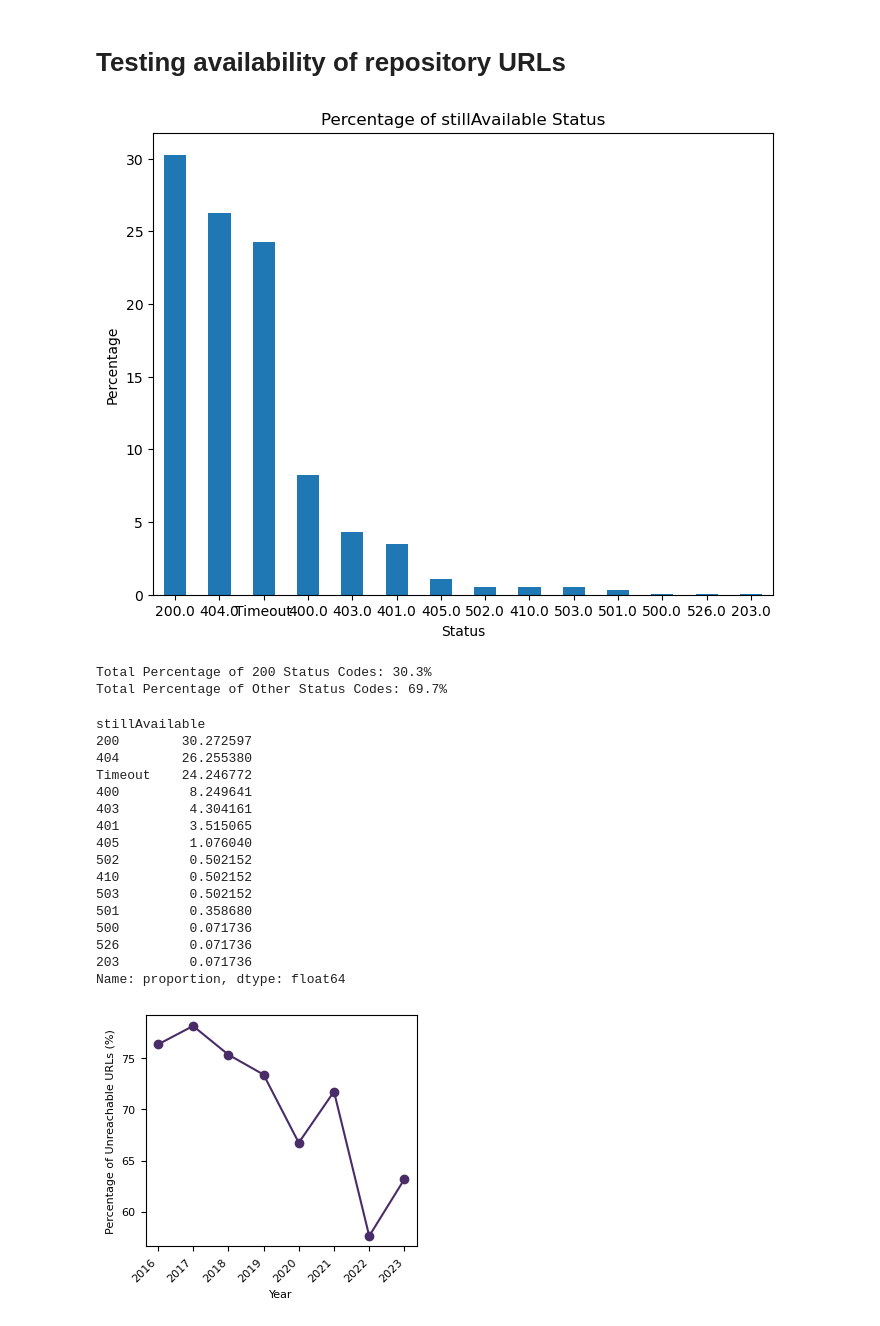
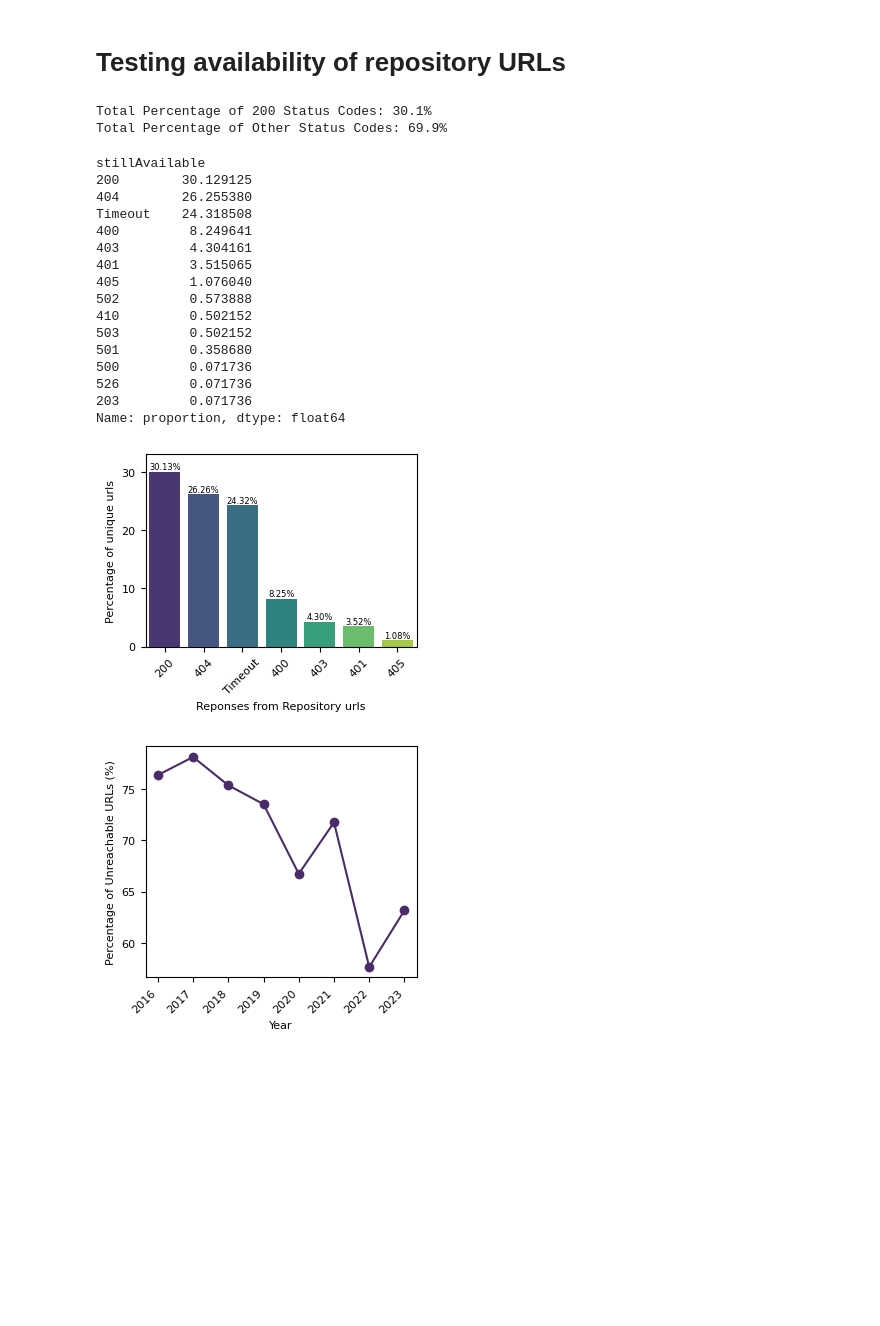
Before and after one commit to JSandifort/MavenReposAnalysis, a Jupyter notebook: maven_repo_analysis.ipynb, the cells around one changed output. Saved outputs shown, nothing was run; the diff lists cells and outputs as text; code cells hidden in the pictures; blank space fills up the shorter version.

```diff
--- a/maven_repo_analysis.ipynb
+++ b/maven_repo_analysis.ipynb
@@ -407,7 +407,7 @@ def check_url_availability(url):
         response = requests.get(url, timeout=5)
         status_code = response.status_code
         # if status code is redirect, get the status code of the redirected url
-        if status_code == 301 or status_code == 302:
+        if status_code == 301 or status_code == 302 or status_code == 307:
             status_code = requests.get(response.url, timeout=5).status_code
         url_cache[url] = status_code  # Cache the result
         return status_code
@@ -436,16 +436,9 @@ total_percentage_other = 100 - total_percentage_200
 print(f'Total Percentage of 200 Status Codes: {total_percentage_200:.1f}%')
 print(f'Total Percentage of Other Status Codes: {total_percentage_other:.1f}%')
 # %% [output]
-[figure, removed]
-Total Percentage of 200 Status Codes: 30.3%
-Total Percentage of Other Status Codes: 69.7%
+Total Percentage of 200 Status Codes: 30.1%
+Total Percentage of Other Status Codes: 69.9%
 # %%
-matplotlib.use("pgf")
-plt.rcParams.update({
-    "text.usetex": True,
-    "pgf.rcfonts": False,
-    "pgf.texsystem": "pdflatex",
-})
 
 # Step 2: Group by 'stillAvailable' values and calculate percentages
 unique_urls_repos['stillAvailable'] = unique_urls_repos['stillAvailable'].apply(lambda x: int(x) if x != 'Timeout' else x)
@@ -463,38 +456,37 @@ plt.figure(figsize=(3.5, 2.5))
 bars = sns.barplot(x=availability_counts.index, y=availability_counts.values, palette='viridis')
 
 plt.ylim(0, 1.1 * max(availability_counts.values))
 
 ax = plt.gca()  # Get the current Axes instance
 
 # percentage on top of bar
 for bar in bars.patches:
     yval = bar.get_height()
     plt.text(bar.get_x() + bar.get_width()/2, yval + 0.05, f'{yval:.2f}%', ha='center', va='bottom', fontsize=6)
 
 plt.xlabel('Reponses from Repository urls', fontsize=8)
 plt.ylabel('Percentage of unique urls', fontsize=8)
 plt.xticks(fontsize=8, rotation=45, horizontalalignment='center')
 plt.yticks(fontsize=8)
 plt.show()
-plt.savefig('C:\\Users\\jacob\\Documents\\TU Delft\\Jaar 5\\CSE3000 - Research Project Q2\\graphs\\status_codes.pgf')
-plt.close()
 # %% [output]
 stillAvailable
-200        30.272597
+200        30.129125
 404        26.255380
-Timeout    24.246772
+Timeout    24.318508
 400         8.249641
 403         4.304161
 401         3.515065
 405         1.076040
-502         0.502152
+502         0.573888
 410         0.502152
 503         0.502152
 501         0.358680
 500         0.071736
 526         0.071736
 203         0.071736
 Name: proportion, dtype: float64
+[figure, added]
 # %%
 # Merge the dataframes on 'url_repo'
 all_poms_repos_copy = all_poms_repos.copy()
```
Also changed, not shown: parts of 14 cells of this notebook.
